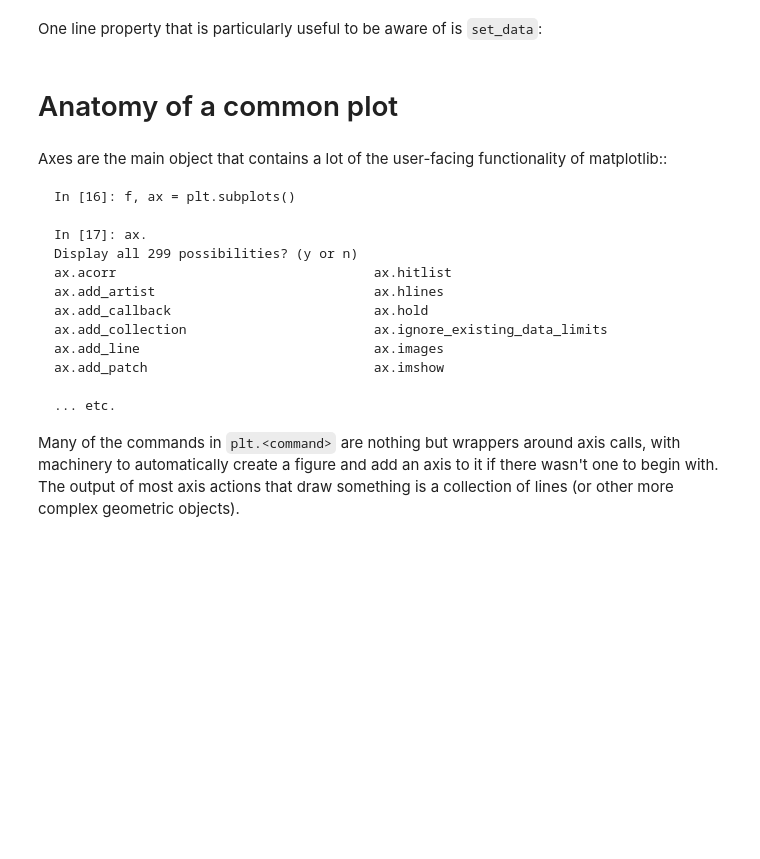
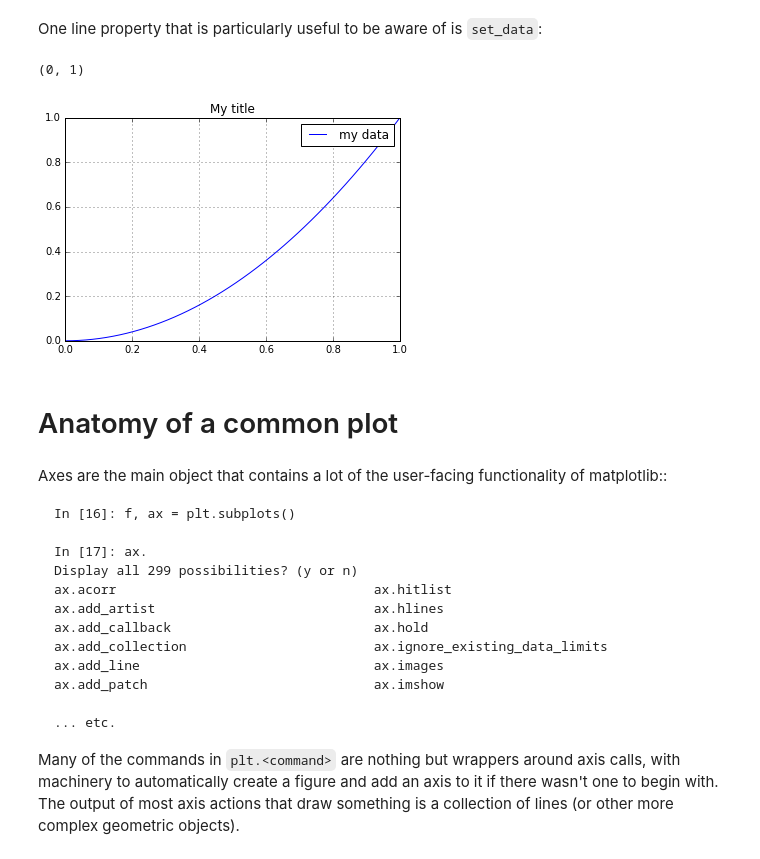
Before and after one commit to profjsb/python-seminar, a Jupyter notebook: DataFiles_and_Notebooks/02_Plotting_and_Viz/b_matplotlib_and_seaborn.ipynb, the cells around one changed output. Cells and saved outputs as stored; diff of their text form; code cells hidden in the pictures; blank space fills up the shorter version.

```diff
--- a/DataFiles_and_Notebooks/02_Plotting_and_Viz/b_matplotlib_and_seaborn.ipynb
+++ b/DataFiles_and_Notebooks/02_Plotting_and_Viz/b_matplotlib_and_seaborn.ipynb
@@ -232,23 +251,27 @@ One line property that is particularly useful to be aware of is ``set_data``:
 # %%
 # Create a plot and hold the line object
 f, ax = plt.subplots()
 line, = ax.plot([1, 2, 3], label='my data')
 
 ax.grid()
+ax.legend()
 ax.set_title('My title')
 
 # ... later, we may want to modify the x/y data but keeping the rest of the
 # figure intact, with our new data (think, e.g., animation):
 x = np.linspace(0, 1)
 y = x**2
 
 # This can be done by operating on the data object itself
 line.set_data(x, y)
 
 # Now we must set the axis limits manually. Note that we can also use xlim
 # and ylim to set the x/y limits separately.
 ax.set_xlim(0, 1)
 ax.set_ylim(0, 1)
+# %% [output]
+(0, 1)
+[figure, added]
 # %% [markdown]
 Anatomy of a common plot
 ========================
```
Also changed, not shown: parts of 18 cells of this notebook, 12 other files.
